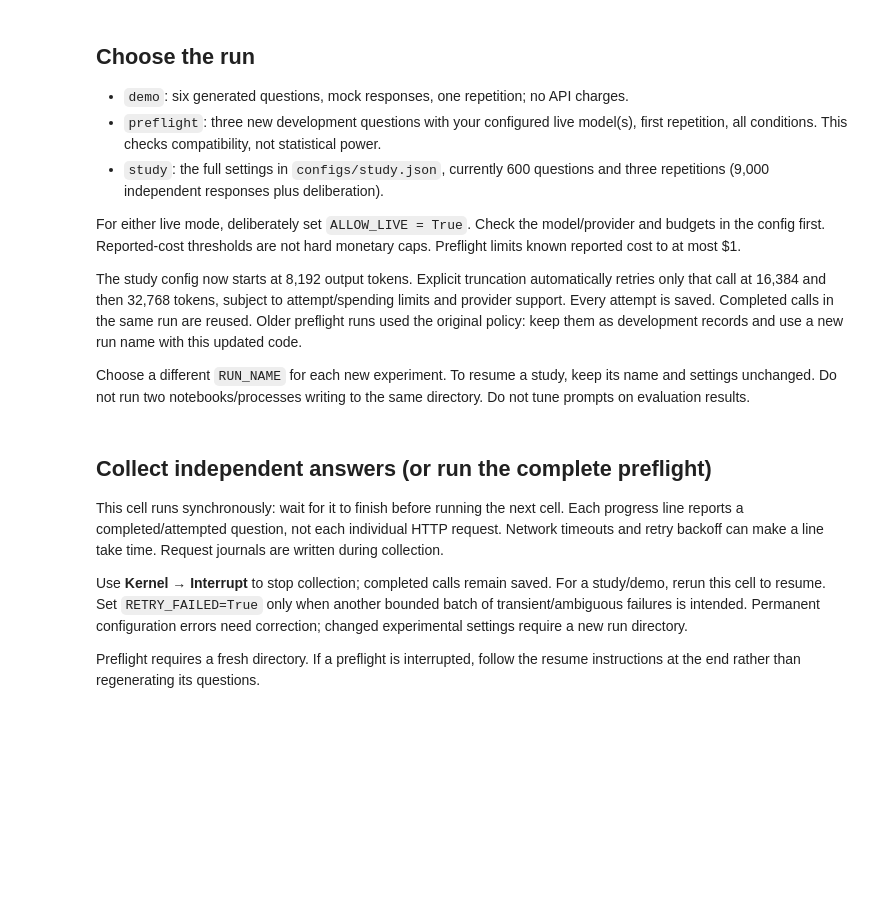
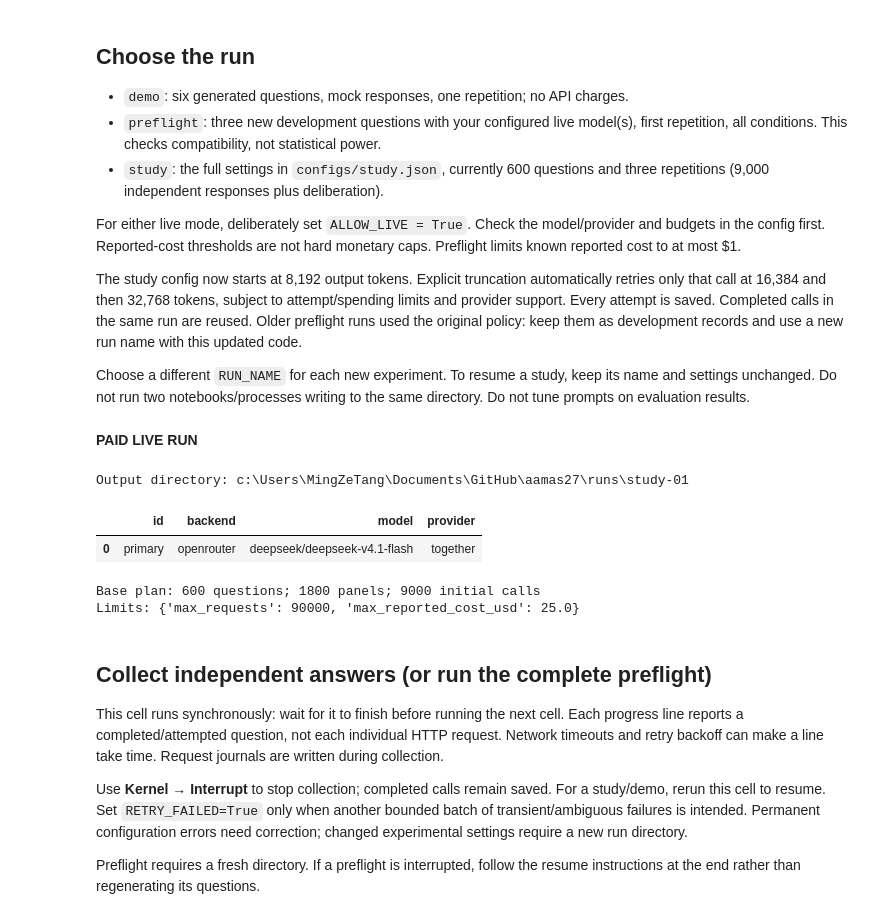
Before and after one commit to tangmz/aamas27, a Jupyter notebook: notebooks/run_experiment.ipynb, the cells around one changed output. Drawn from its saved outputs; the diff is of its cells as text; code cells hidden in the pictures; blank space fills up the shorter version.

```diff
--- a/notebooks/run_experiment.ipynb
+++ b/notebooks/run_experiment.ipynb
@@ -59,10 +62,10 @@ The study config now starts at 8,192 output tokens. Explicit truncation automati
 
 Choose a different `RUN_NAME` for each new experiment. To resume a study, keep its name and settings unchanged. Do not run two notebooks/processes writing to the same directory. Do not tune prompts on evaluation results.
 # %%
-MODE = 'demo'                 # 'demo', 'preflight', or 'study'
-ALLOW_LIVE = False             # True authorizes paid calls in this notebook
-RUN_NAME = 'notebook-demo-02'  # Change for a new run
-RETRY_FAILED = False          # Another bounded retry batch for transient failures
+MODE = 'study'                 # 'demo', 'preflight', or 'study'
+ALLOW_LIVE = True             # True authorizes paid calls in this notebook
+RUN_NAME = 'study-01'  # Change for a new run
+RETRY_FAILED = True          # Another bounded retry batch for transient failures
 
 if MODE not in {'demo', 'preflight', 'study'}:
     raise ValueError('Unknown MODE')
@@ -77,33 +80,40 @@ CONFIG = BASE_CONFIG
 
 if MODE == 'demo':
     inputs = ROOT / 'runs' / (RUN_NAME + '-inputs')
     CONFIG = inputs / 'config.json'
     if not CONFIG.exists():
         save_dataset(inputs / 'development', 6, 73491)
         spec = json.loads(BASE_CONFIG.read_text(encoding='utf-8'))
         spec.update(name='notebook-offline-demo',
                     datasets=[{'id': 'development', 'tasks': 'development/tasks.jsonl',
                                'answers': 'development/answers.jsonl'}],
                     models=[{'id': 'fixture', 'backend': 'mock',
                              'model': 'mock-fixture-v1', 'provider': 'offline'}],
                     seeds=[2027], selection='all',
                     limits={'max_requests': 1000, 'max_reported_cost_usd': 1.0})
         spec['statistics']['bootstrap_samples'] = 200
         write_json(CONFIG, spec)
 else:
     load_env()
 
 spec, identity, tasks = resolve_plan(CONFIG)
 if MODE == 'demo' and any(m['backend'] != 'mock' for m in identity['models']):
     raise RuntimeError('Demo config must contain only mock models.')
 panels = len(tasks) * len(identity['models']) * len(identity['seeds'])
 display(Markdown('**SYNTHETIC SOFTWARE DEMO**' if MODE == 'demo' else '**PAID LIVE RUN**'))
 print('Output directory:', RUN_DIR)
 display(pd.DataFrame(identity['models']))
 print('Base plan:', len(tasks), 'questions;', panels, 'panels;', 5 * panels, 'initial calls')
 print('Limits:', spec['limits'])
 if MODE == 'preflight':
     print('Preflight replaces the base dataset with 3 new questions and uses only the first seed.')
+# %% [output]
+**PAID LIVE RUN**
+Output directory: c:\Users\MingZeTang\Documents\GitHub\aamas27\runs\study-01
+|  | id | backend | model | provider |
+| 0 | primary | openrouter | deepseek/deepseek-v4.1-flash | together |
+Base plan: 600 questions; 1800 panels; 9000 initial calls
+Limits: {'max_requests': 90000, 'max_reported_cost_usd': 25.0}
 # %% [markdown]
 ## Collect independent answers (or run the complete preflight)
 
```
Also changed, not shown: parts of 12 cells of this notebook.
